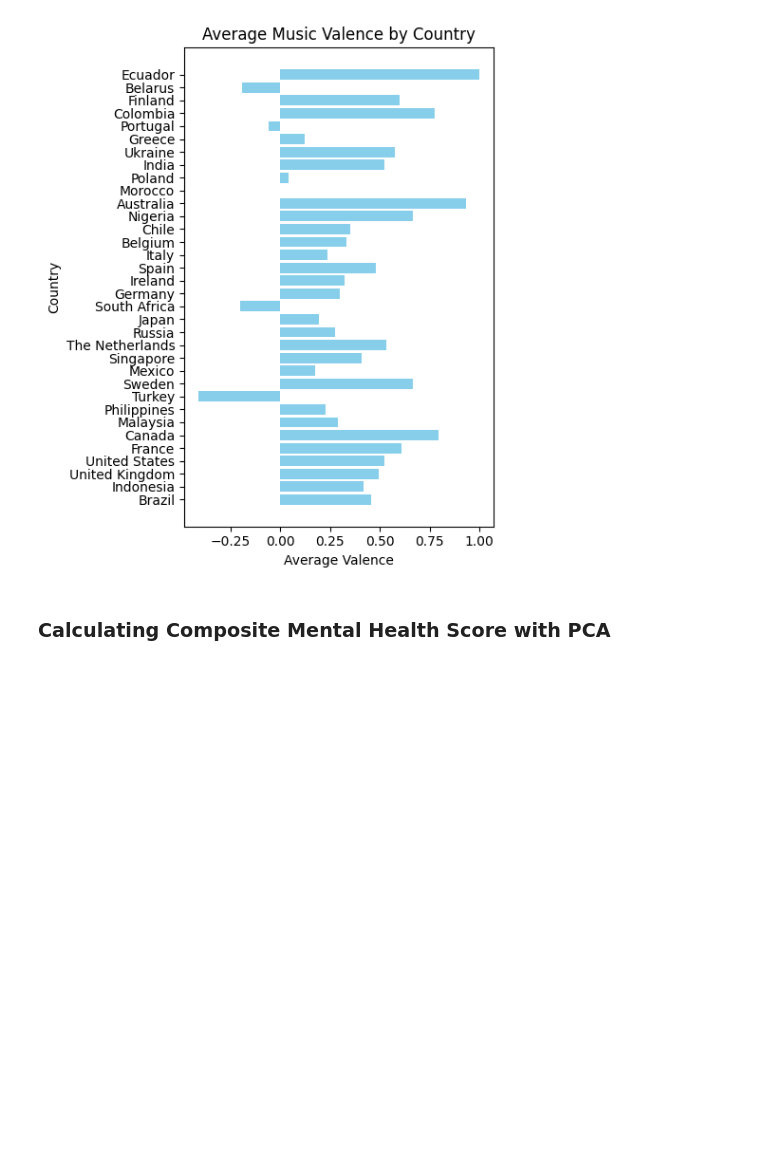
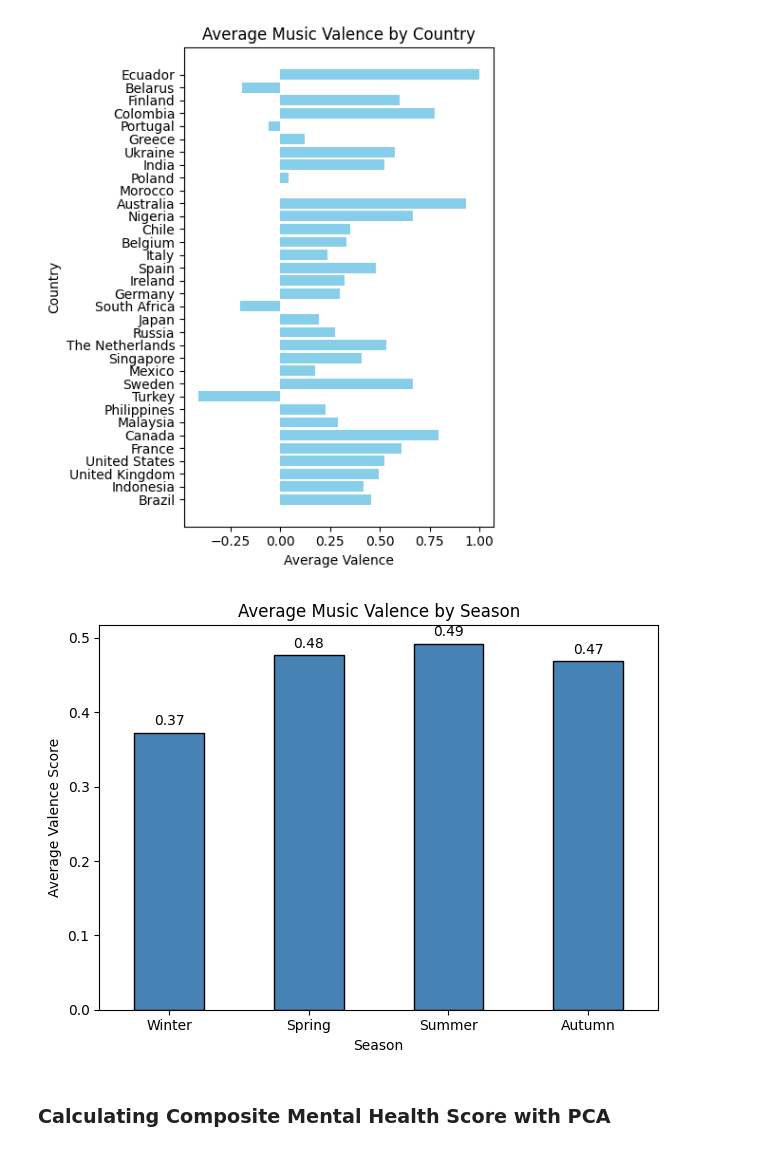
Before and after one commit to spattapu1/MGT-189_Project, a Jupyter notebook: Seasonal_Music_Analysis.ipynb, the cells around one changed output. Cells and saved outputs as stored; diff of their text form; code cells hidden in the pictures; blank space fills up the shorter version.

```diff
--- a/Seasonal_Music_Analysis.ipynb
+++ b/Seasonal_Music_Analysis.ipynb
@@ -347,6 +347,22 @@ plt.tight_layout()
 plt.show()
 # %% [output]
 [figure]
+# %%
+season_valence = music.groupby('season')['valence'].mean().reindex(['Winter', 'Spring', 'Summer', 'Autumn'])
+
+season_valence.plot(kind='bar', color='steelblue', edgecolor='black')
+plt.title('Average Music Valence by Season')
+plt.xlabel('Season')
+plt.ylabel('Average Valence Score')
+plt.xticks(rotation=0)
+
+for i, v in enumerate(season_valence):
+    plt.text(i, v + 0.01, f"{v:.2f}", ha='center')
+
+plt.tight_layout()
+plt.show()
+# %% [output]
+[figure, added]
 # %% [markdown]
 ### Calculating Composite Mental Health Score with PCA
 # %% [markdown]
```
Also changed, not shown: parts of 1 cell of this notebook.
